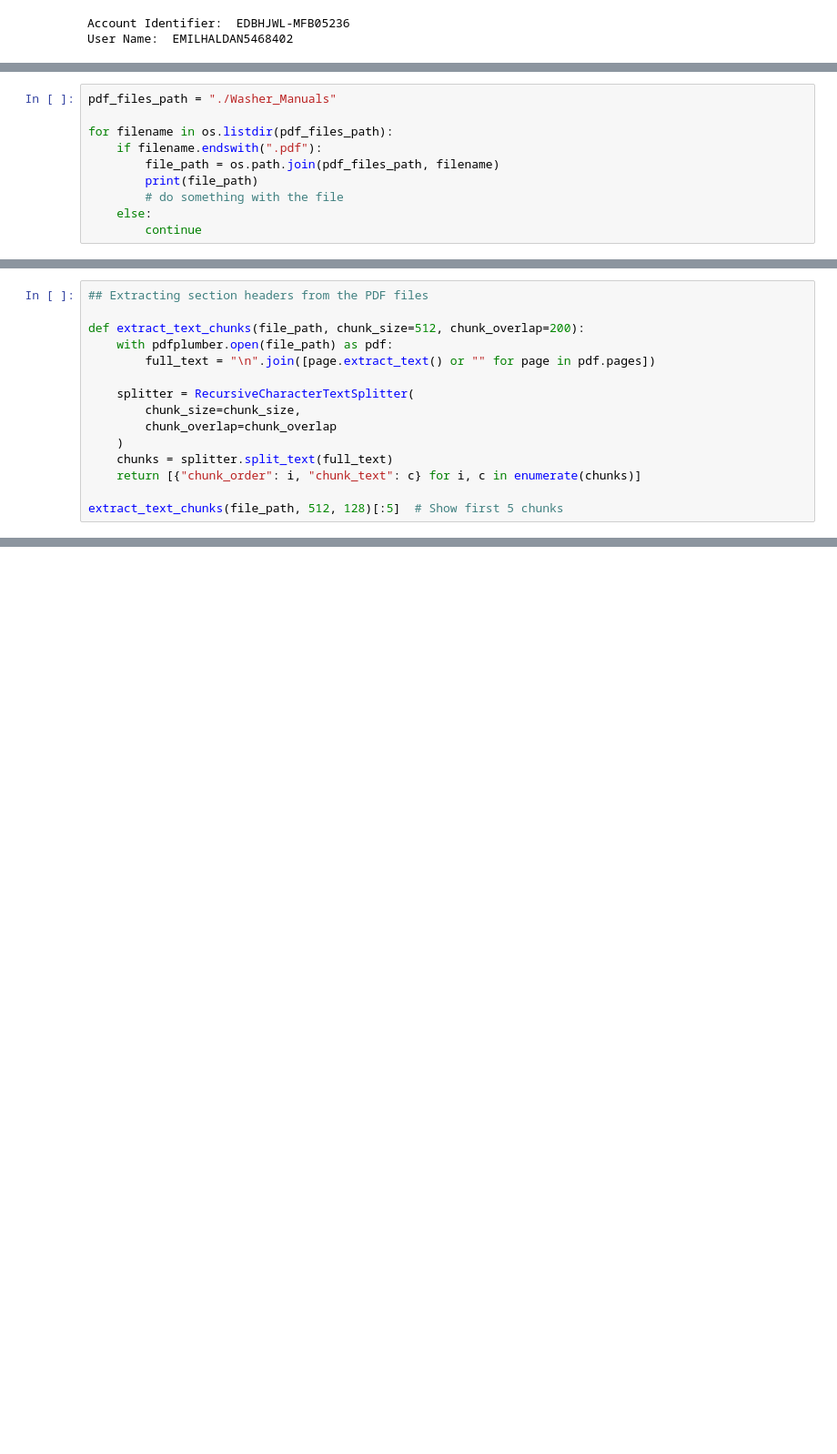
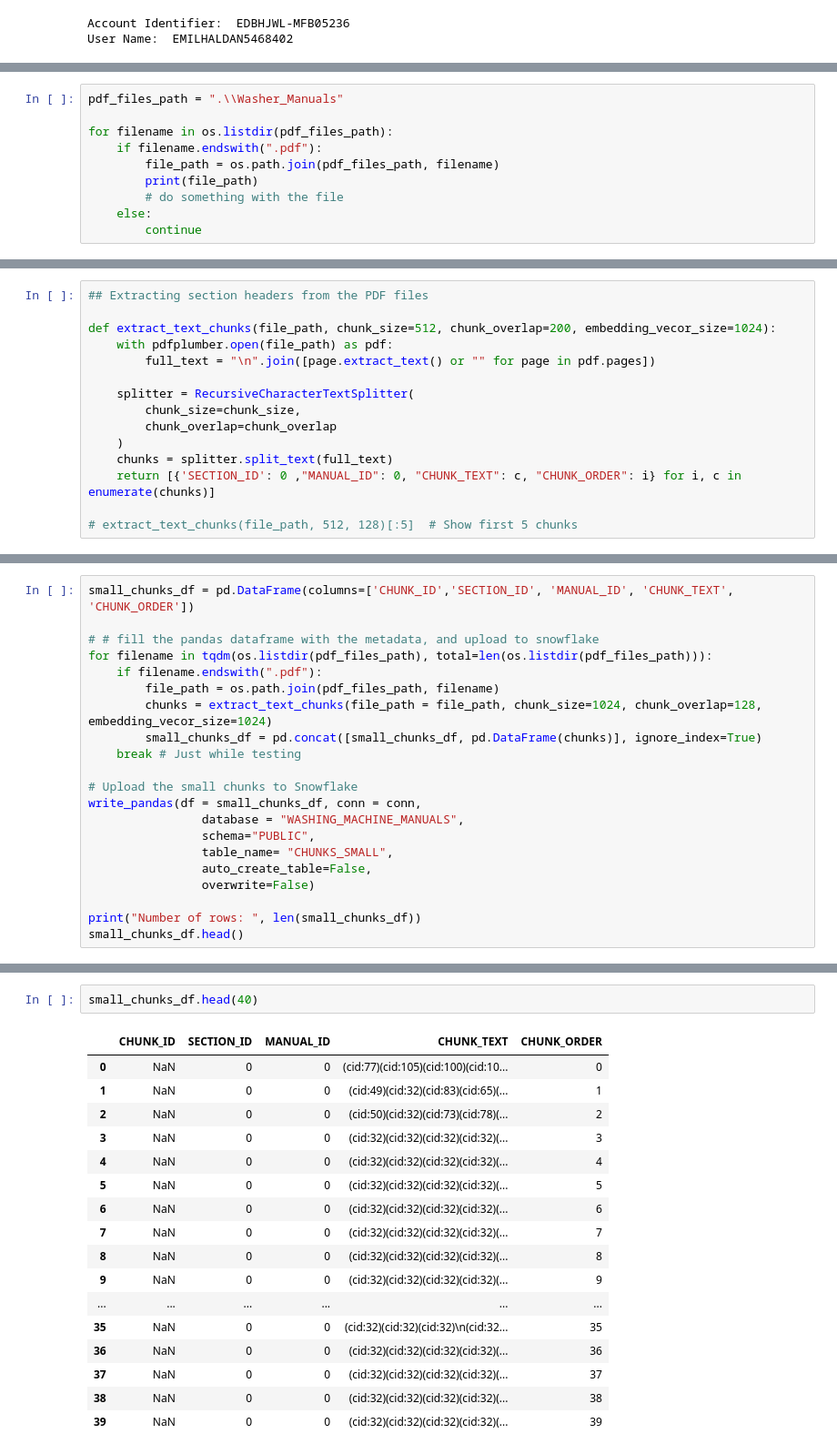
Before and after one commit to Haldan-NC/Snowflake-Cortex-Playground, a Jupyter notebook: washing_machine_playground Haldan.ipynb, the cells around one changed output, grey strips where cells are left out. Shown at 91% size. Drawn from its saved outputs; the diff is of its cells as text; blank space fills up the shorter version.

```diff
--- a/washing_machine_playground Haldan.ipynb
+++ b/washing_machine_playground Haldan.ipynb
@@ -145,5 +223,5 @@ images_df = pd.DataFrame(columns=['Image_ID', 'Section_ID', 'Manual_ID', 'Order_
 # %%
-pdf_files_path = "./Washer_Manuals"
+pdf_files_path = ".\\Washer_Manuals"
 
 for filename in os.listdir(pdf_files_path):
     if filename.endswith(".pdf"):
@@ -265,7 +373,7 @@ Font Group: size=15.37, font='ArialUnicodeMS' (occurrences=1)
 # %%
 ## Extracting section headers from the PDF files
 
-def extract_text_chunks(file_path, chunk_size=512, chunk_overlap=200):
+def extract_text_chunks(file_path, chunk_size=512, chunk_overlap=200, embedding_vecor_size=1024):
     with pdfplumber.open(file_path) as pdf:
         full_text = "\n".join([page.extract_text() or "" for page in pdf.pages])
 
@@ -274,6 +382,6 @@ def extract_text_chunks(file_path, chunk_size=512, chunk_overlap=200):
         chunk_overlap=chunk_overlap
     )
     chunks = splitter.split_text(full_text)
-    return [{"chunk_order": i, "chunk_text": c} for i, c in enumerate(chunks)]
+    return [{'SECTION_ID': 0 ,"MANUAL_ID": 0, "CHUNK_TEXT": c, "CHUNK_ORDER": i} for i, c in enumerate(chunks)]
 
-extract_text_chunks(file_path, 512, 128)[:5]  # Show first 5 chunks
+# extract_text_chunks(file_path, 512, 128)[:5]  # Show first 5 chunks
@@ -290,0 +397,21 @@ extract_text_chunks(file_path, 512, 128)[:5]  # Show first 5 chunks
+# %%
+small_chunks_df = pd.DataFrame(columns=['CHUNK_ID','SECTION_ID', 'MANUAL_ID', 'CHUNK_TEXT', 'CHUNK_ORDER'])
+
+# # fill the pandas dataframe with the metadata, and upload to snowflake
+for filename in tqdm(os.listdir(pdf_files_path), total=len(os.listdir(pdf_files_path))):
+    if filename.endswith(".pdf"):
+        file_path = os.path.join(pdf_files_path, filename)
+        chunks = extract_text_chunks(file_path = file_path, chunk_size=1024, chunk_overlap=128, embedding_vecor_size=1024)
+        small_chunks_df = pd.concat([small_chunks_df, pd.DataFrame(chunks)], ignore_index=True)
+    break # Just while testing
+
+# Upload the small chunks to Snowflake
+write_pandas(df = small_chunks_df, conn = conn,
+                database = "WASHING_MACHINE_MANUALS",
+                schema="PUBLIC",
+                table_name= "CHUNKS_SMALL",
+                auto_create_table=False,
+                overwrite=False)
+
+print("Number of rows: ", len(small_chunks_df))
+small_chunks_df.head()
@@ -290,0 +421,20 @@ extract_text_chunks(file_path, 512, 128)[:5]  # Show first 5 chunks
+# %%
+small_chunks_df.head(40)
+# %% [output]
+|  | CHUNK_ID | SECTION_ID | MANUAL_ID | CHUNK_TEXT | CHUNK_ORDER |
+| 0 | NaN | 0 | 0 | (cid:77)(cid:105)(cid:100)(cid:10... | 0 |
+| 1 | NaN | 0 | 0 | (cid:49)(cid:32)(cid:83)(cid:65)(... | 1 |
+| 2 | NaN | 0 | 0 | (cid:50)(cid:32)(cid:73)(cid:78)(... | 2 |
+| 3 | NaN | 0 | 0 | (cid:32)(cid:32)(cid:32)(cid:32)(... | 3 |
+| 4 | NaN | 0 | 0 | (cid:32)(cid:32)(cid:32)(cid:32)(... | 4 |
+| 5 | NaN | 0 | 0 | (cid:32)(cid:32)(cid:32)(cid:32)(... | 5 |
+| 6 | NaN | 0 | 0 | (cid:32)(cid:32)(cid:32)(cid:32)(... | 6 |
+| 7 | NaN | 0 | 0 | (cid:32)(cid:32)(cid:32)(cid:32)(... | 7 |
+| 8 | NaN | 0 | 0 | (cid:32)(cid:32)(cid:32)(cid:32)(... | 8 |
+| 9 | NaN | 0 | 0 | (cid:32)(cid:32)(cid:32)(cid:32)(... | 9 |
+| ... | ... | ... | ... | ... | ... |
+| 35 | NaN | 0 | 0 | (cid:32)(cid:32)(cid:32)\n(cid:32... | 35 |
+| 36 | NaN | 0 | 0 | (cid:32)(cid:32)(cid:32)(cid:32)(... | 36 |
+| 37 | NaN | 0 | 0 | (cid:32)(cid:32)(cid:32)(cid:32)(... | 37 |
+| 38 | NaN | 0 | 0 | (cid:32)(cid:32)(cid:32)(cid:32)(... | 38 |
+| 39 | NaN | 0 | 0 | (cid:32)(cid:32)(cid:32)(cid:32)(... | 39 |
```
Also changed, not shown: parts of 13 cells of this notebook, 1 other file.
